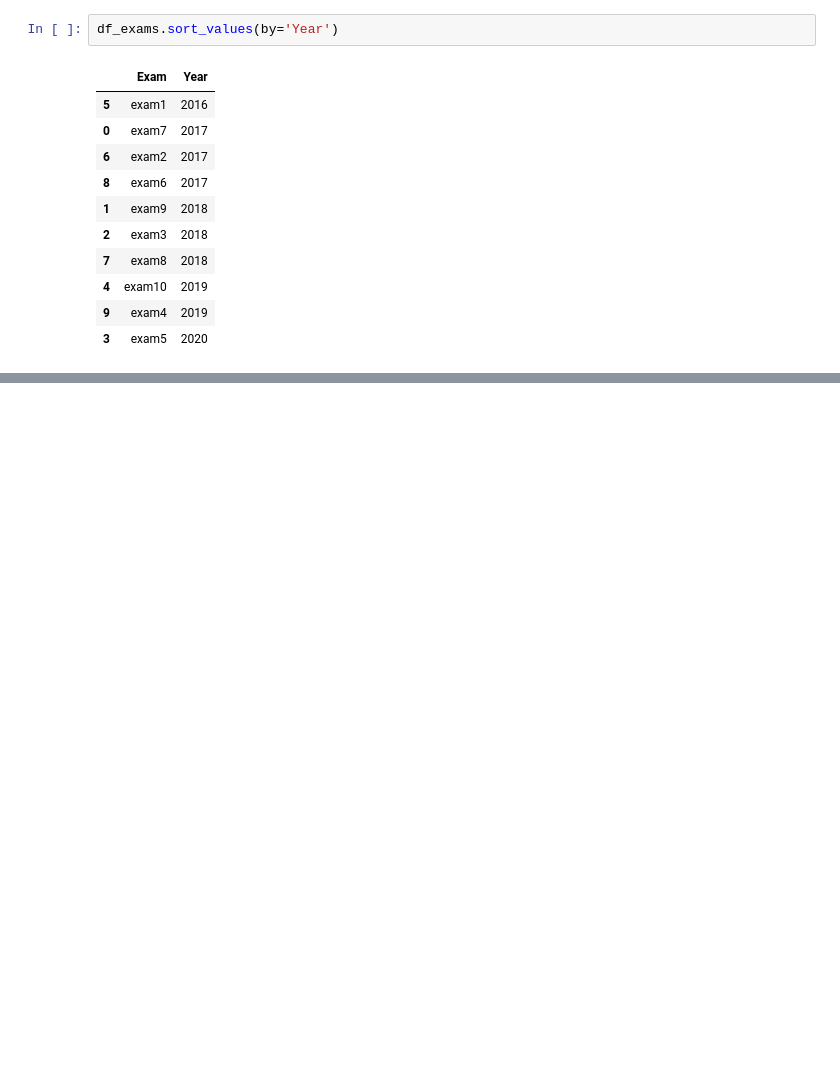
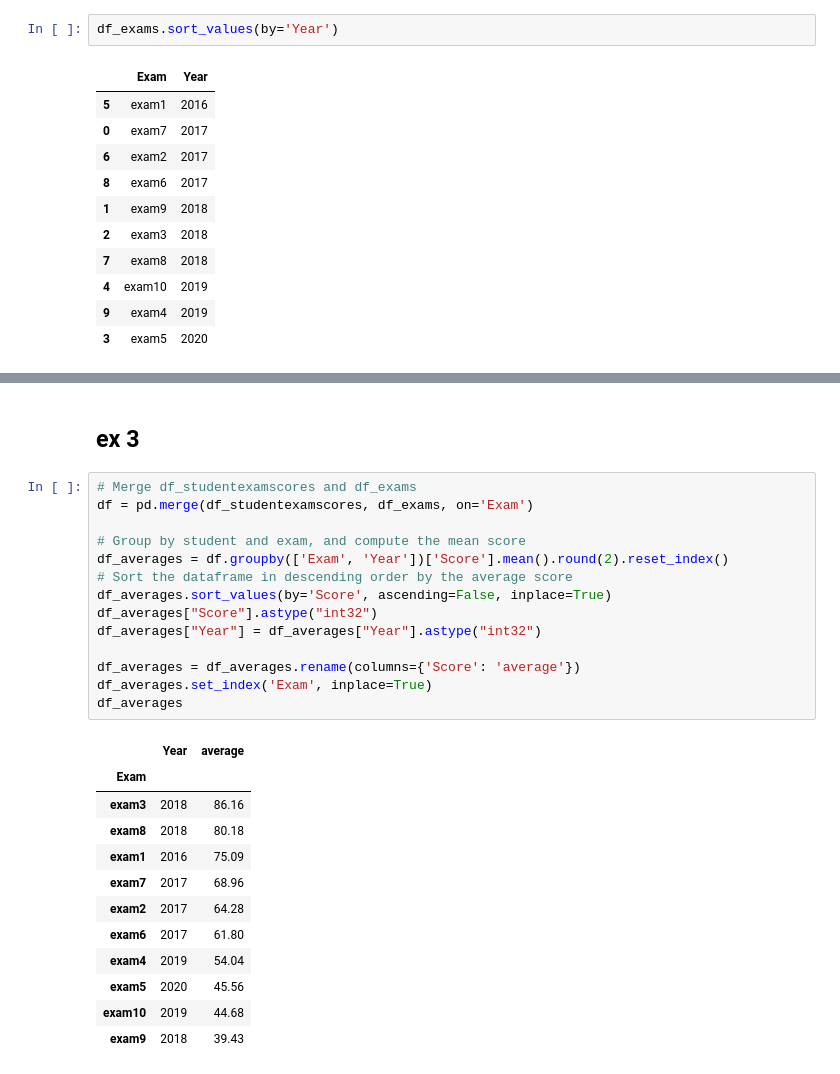
Before and after one commit to pChitral/assignment6, a Jupyter notebook: playground.ipynb, the cells around one changed output, grey strips where cells are left out. Saved outputs shown, nothing was run; the diff lists cells and outputs as text; blank space fills up the shorter version.

```diff
--- a/playground.ipynb
+++ b/playground.ipynb
@@ -385,0 +458,29 @@ df_exams.sort_values(by='Year')
+# %% [markdown]
+## ex 3
+# %%
+# Merge df_studentexamscores and df_exams
+df = pd.merge(df_studentexamscores, df_exams, on='Exam')
+
+# Group by student and exam, and compute the mean score
+df_averages = df.groupby(['Exam', 'Year'])['Score'].mean().round(2).reset_index()
+# Sort the dataframe in descending order by the average score
+df_averages.sort_values(by='Score', ascending=False, inplace=True)
+df_averages["Score"].astype("int32")
+df_averages["Year"] = df_averages["Year"].astype("int32")
+
+df_averages = df_averages.rename(columns={'Score': 'average'})
+df_averages.set_index('Exam', inplace=True)
+df_averages
+# %% [output]
+|  | Year | average |
+| Exam |  |  |
+| exam3 | 2018 | 86.16 |
+| exam8 | 2018 | 80.18 |
+| exam1 | 2016 | 75.09 |
+| exam7 | 2017 | 68.96 |
+| exam2 | 2017 | 64.28 |
+| exam6 | 2017 | 61.80 |
+| exam4 | 2019 | 54.04 |
+| exam5 | 2020 | 45.56 |
+| exam10 | 2019 | 44.68 |
+| exam9 | 2018 | 39.43 |
```
Also changed, not shown: parts of 11 cells of this notebook, 2 other files.
